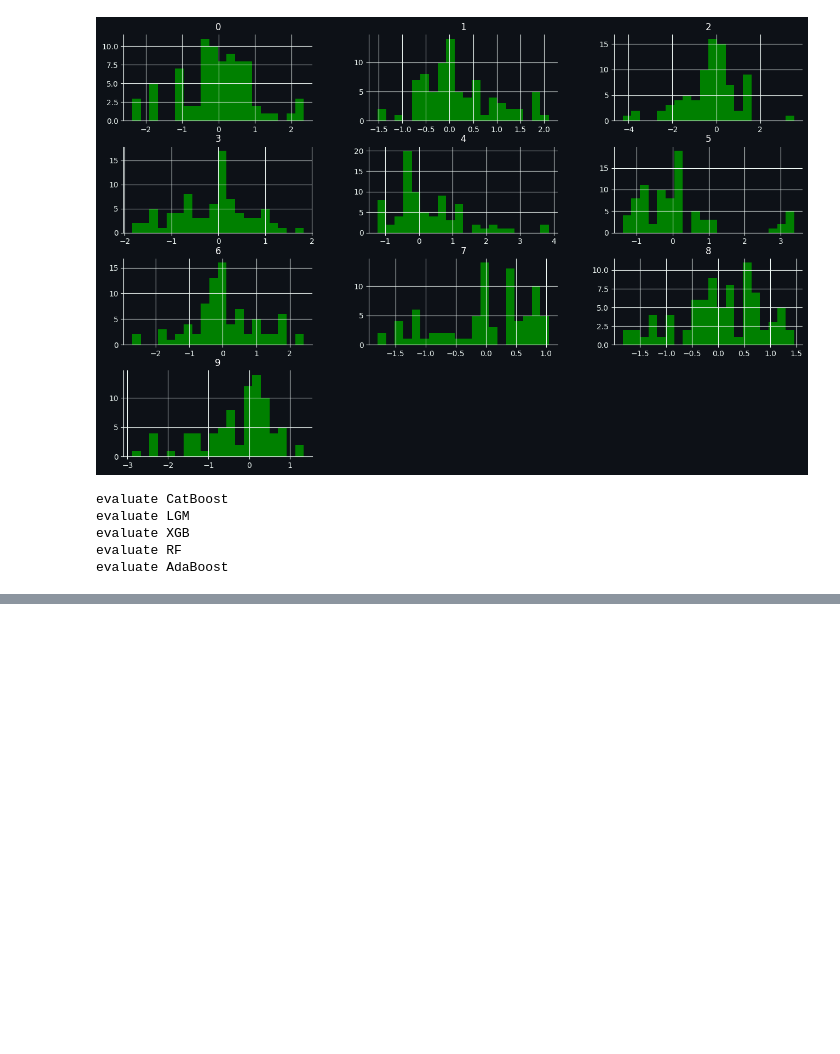
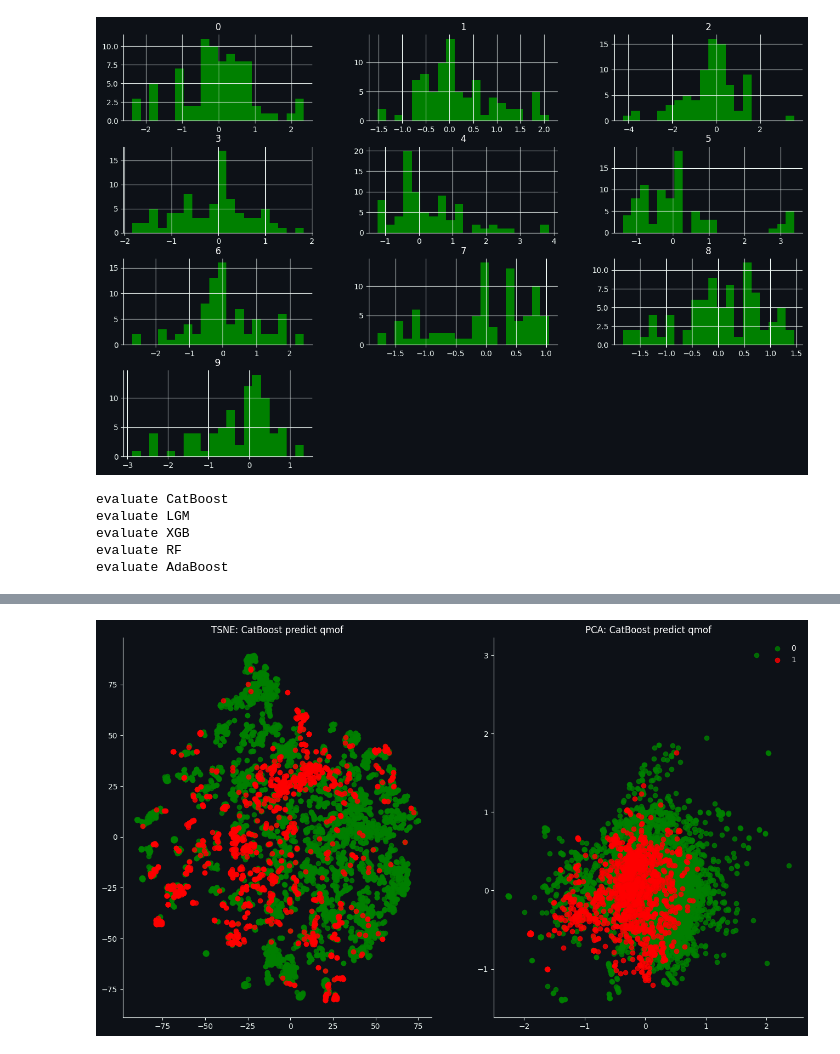
Before and after one commit to SpongeFrogy/phase_transmition_ML, a Jupyter notebook: pipeline.ipynb, the cells around one changed output, grey strips where cells are left out. Drawn from its saved outputs; the diff is of its cells as text; code cells hidden in the pictures; blank space fills up the shorter version.

```diff
--- a/pipeline.ipynb
+++ b/pipeline.ipynb
@@ -196,0 +184,4 @@ roc_auc_plot(c_model, X_test, y_test)
+# %%
+plot_2d(qmof_reduced, c_model.models["CatBoost"].predict(qmof_reduced), "CatBoost predict qmof")
+# %% [output]
+[figure, added]
```
Also changed, not shown: parts of 11 cells of this notebook, 5 other files.
